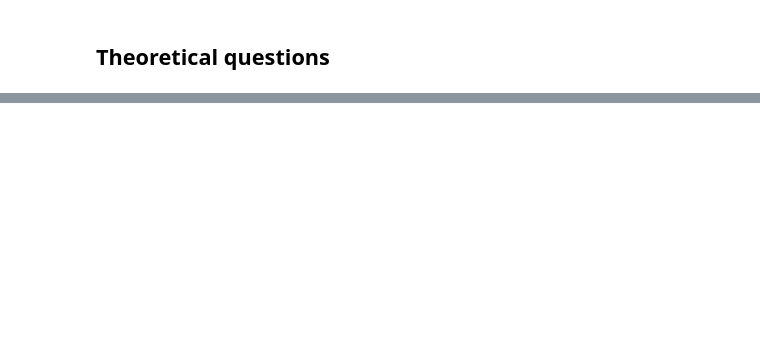
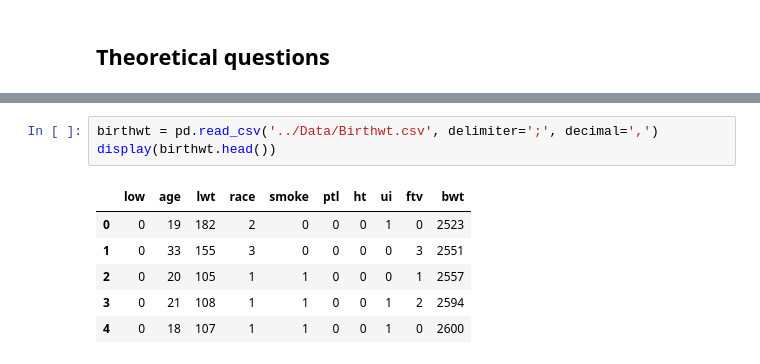
Before and after one commit to EliasDeHondt/DataScience2, a Jupyter notebook: W19P4/Exercises Discriminant Analysis.ipynb, the cells around one changed output, grey strips where cells are left out. Saved outputs shown, nothing was run; the diff lists cells and outputs as text; blank space fills up the shorter version.

```diff
--- a/W19P4/Exercises Discriminant Analysis.ipynb
+++ b/W19P4/Exercises Discriminant Analysis.ipynb
@@ -18,3 +150,13 @@
     - Pas een discriminantanalyse toe op deze data set (maakt gebruik van je keuzes hierboven).
     - Hoeveel dimensies heeft de discriminantanalyse?
     - Maak een plot van de resultaten van de discriminantanalyse.
+# %%
+birthwt = pd.read_csv('../Data/Birthwt.csv', delimiter=';', decimal=',')
+display(birthwt.head())
+# %% [output]
+|  | low | age | lwt | race | smoke | ptl | ht | ui | ftv | bwt |
+| 0 | 0 | 19 | 182 | 2 | 0 | 0 | 0 | 1 | 0 | 2523 |
+| 1 | 0 | 33 | 155 | 3 | 0 | 0 | 0 | 0 | 3 | 2551 |
+| 2 | 0 | 20 | 105 | 1 | 1 | 0 | 0 | 0 | 1 | 2557 |
+| 3 | 0 | 21 | 108 | 1 | 1 | 0 | 0 | 1 | 2 | 2594 |
+| 4 | 0 | 18 | 107 | 1 | 1 | 0 | 0 | 1 | 0 | 2600 |
```
Also changed, not shown: parts of 21 cells of this notebook, 2 other files.
